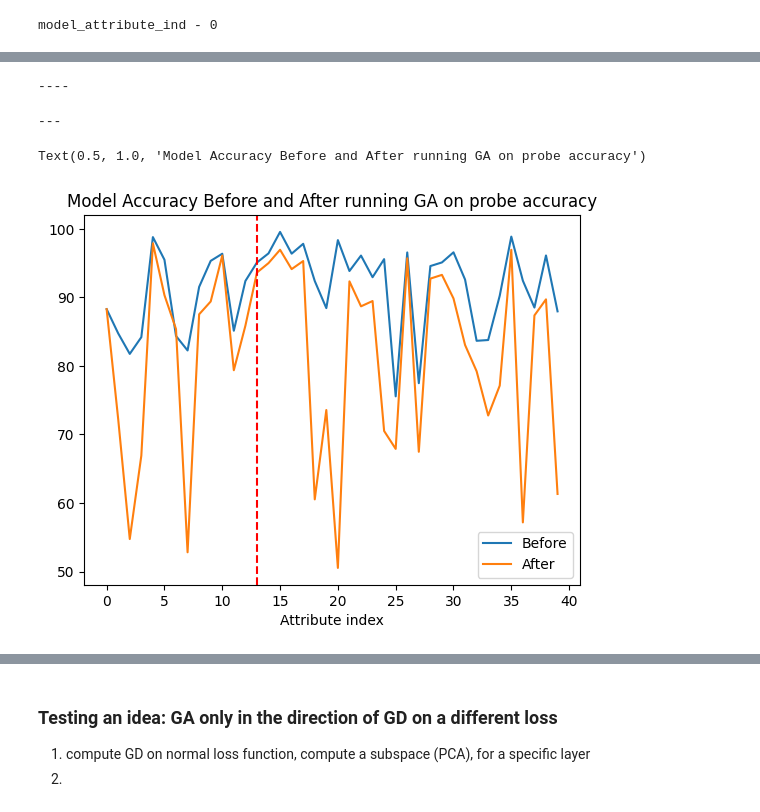
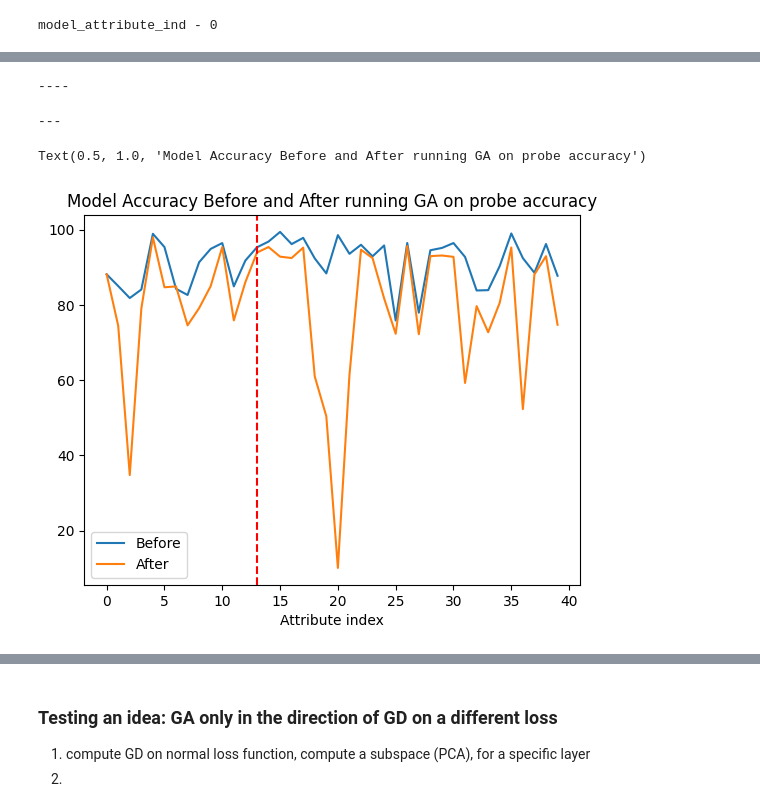
Before and after one commit to RoyRin/ripple_bench, a Jupyter notebook: notebooks/LEACE_explore.ipynb, the cells around one changed output, grey strips where cells are left out. Cells and saved outputs as stored; diff of their text form; code cells hidden in the pictures.

Commit message:
pull out more into probes code. learn about kl divergecne GA, and clean up notebook lsightly

```diff
--- a/notebooks/LEACE_explore.ipynb
+++ b/notebooks/LEACE_explore.ipynb
@@ -953,5 +885,0 @@ train : Accuracy of the probe model on the train set: 75.67%
-# %%
-
-from unlearning import iterative_ga
-#GA_based_concept_optimization
-model = iterative_ga.GA_based_concept_optimization(model, probe_model, probe_loader, device, layer_ind)
@@ -993,0 +969,29 @@ Accuracy of the model on the validation set: 66.34%
+# %%
+from unlearning import iterative_ga
+reload(iterative_ga)
+#GA_based_concept_optimization
+model = model_utils.load_model(attr_index=model_attribute_ind, models_dir=BASE_DIR / "models_without_labels__multiple", DEVICE = DEVICE)
+print(f"probe accuracy")
+correct, total = probes.eval_probe(model, probe_model, probe_loader, device, layer_ind=layer_ind, max_steps =3)
+print(f"total - {total}; correct - {correct}")
+print(f"Accuracy of the model on the train set: {100 * correct / total:.2f}%")
+
+
+
+#
+if False:
+    model = iterative_ga.iterative_probe_GA(model, probe_model, probe_loader, device,  layer_ind=layer_ind, loss_fn_type= "mse", lr = 1e-2, epochs = 8, min_loss = .01)
+else:
+    model = iterative_ga.iterative_probe_GA_maximize_KL(model, probe_model, probe_loader, device,  layer_ind=layer_ind, loss_fn_type= "kl", lr = 1e-2, epochs = 7, min_loss = .1)
+
+
+print(f"probe accuracy")
+correct, total = probes.eval_probe(model, probe_model, probe_loader, device, layer_ind=layer_ind, max_steps =4)
+print(f"total - {total}; correct - {correct}")
+print(f"Accuracy of the model on the train set: {100 * correct / total:.2f}%")
+
+# evaluate on val
+print(f"val probe accuracy")
+correct, total = probes.eval_probe(model, probe_model, val_probe_loader, device, layer_ind=layer_ind, max_steps =4)
+print(f"total - {total}; correct - {correct}")
+print(f"Accuracy of the model on the validation set: {100 * correct / total:.2f}%")
@@ -994,33 +1021,33 @@ Accuracy of the model on the validation set: 66.34%
 # %%
 # test model accuracy in general
-max_rounds= 12
+max_rounds= 7
 all_preds, all_labels = model_utils.evaluate(model, val_loader, max_rounds = max_rounds)
 # plot bars
 vals = [(model_utils.get_TP_TN_FP_FN(i, all_labels, all_preds)[0]) for i in range(40)]
 vals = np.array(vals)
 
 print(f"----")
 accs_after = [plotting.compute_precision_recall_acc(val)[2] for val in vals]
 
 original_preds, original_labels = model_utils.evaluate(original_model, val_loader, max_rounds = max_rounds)
 original_vals = [(model_utils.get_TP_TN_FP_FN(i, original_labels, original_preds)[0]) for i in range(40)]
 original_vals = np.array(original_vals)
 
 accs_before = [plotting.compute_precision_recall_acc(val)[2] for val in original_vals]
 print("---")
 # plot before and after
 plt.plot(accs_before, label='Before')
 plt.plot(accs_after, label='After')
 plt.legend()
 plt.xlabel("Attribute index")
 # vert line at probe_attribute_index
 plt.axvline(x=probe_attribute_index, color='r', linestyle='--')
 plt.title("Model Accuracy Before and After running GA on probe accuracy")
 # %% [output]
 ----
 ---
 Text(0.5, 1.0, 'Model Accuracy Before and After running GA on probe accuracy')
-[figure, old version]
+[figure, new version]
 # %%
 # can we sort the indices by correlation with the attribute of interest?
 train_labels = train_dataset.attr
```
Also changed, not shown: parts of 22 cells of this notebook, 3 other files.
